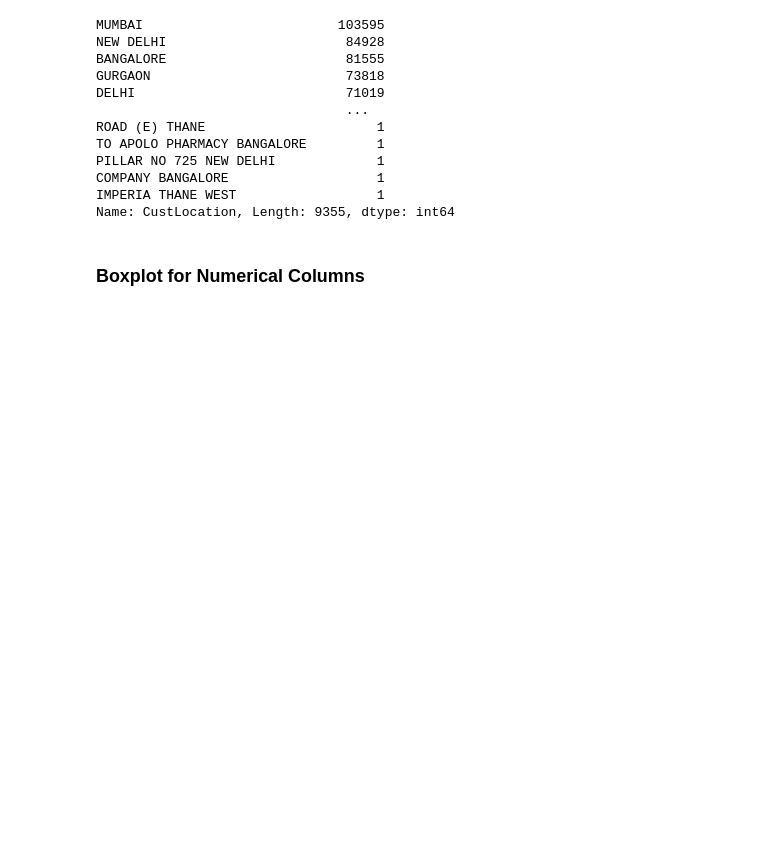
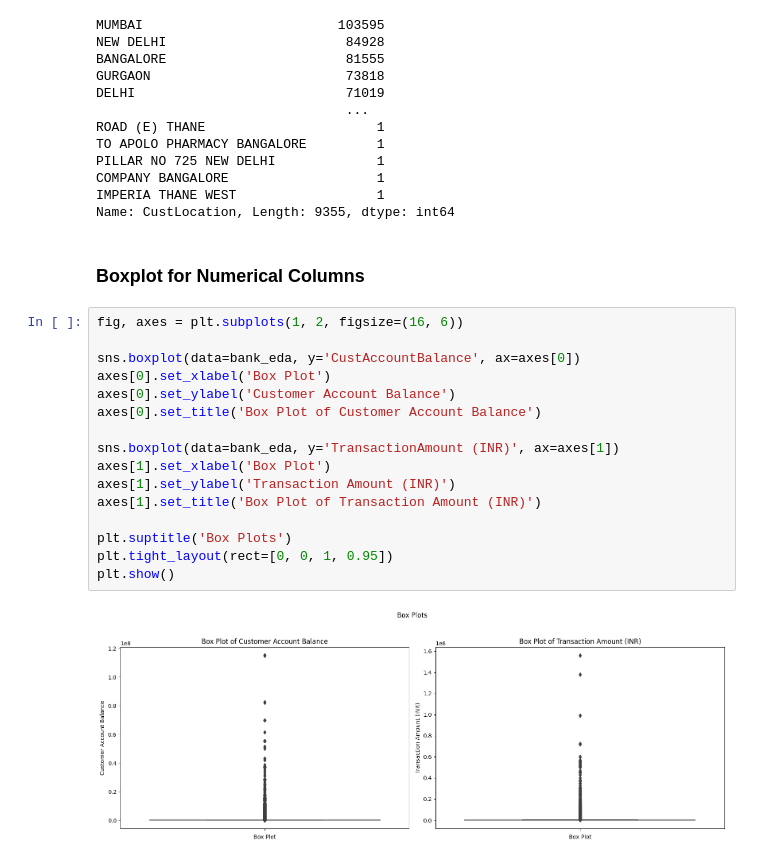
Before and after one commit to manikrishna-m/Bank_Customer_Segmentation, a Jupyter notebook: Customer_Segmentation.ipynb, the cells around one changed output. Drawn from its saved outputs; the diff is of its cells as text; blank space fills up the shorter version.

Commit message:
Performed data analysis on the Bank Transaction data

```diff
--- a/Customer_Segmentation.ipynb
+++ b/Customer_Segmentation.ipynb
@@ -129,3 +130,21 @@ IMPERIA THANE WEST                  1
 Name: CustLocation, Length: 9355, dtype: int64
 # %% [markdown]
 ### Boxplot for Numerical Columns
+# %%
+fig, axes = plt.subplots(1, 2, figsize=(16, 6))
+
+sns.boxplot(data=bank_eda, y='CustAccountBalance', ax=axes[0])
+axes[0].set_xlabel('Box Plot')
+axes[0].set_ylabel('Customer Account Balance')
+axes[0].set_title('Box Plot of Customer Account Balance')
+
+sns.boxplot(data=bank_eda, y='TransactionAmount (INR)', ax=axes[1])
+axes[1].set_xlabel('Box Plot')
+axes[1].set_ylabel('Transaction Amount (INR)')
+axes[1].set_title('Box Plot of Transaction Amount (INR)')
+
+plt.suptitle('Box Plots')
+plt.tight_layout(rect=[0, 0, 1, 0.95])
+plt.show()
+# %% [output]
+[figure, added]
```
Also changed, not shown: parts of 34 cells of this notebook.
